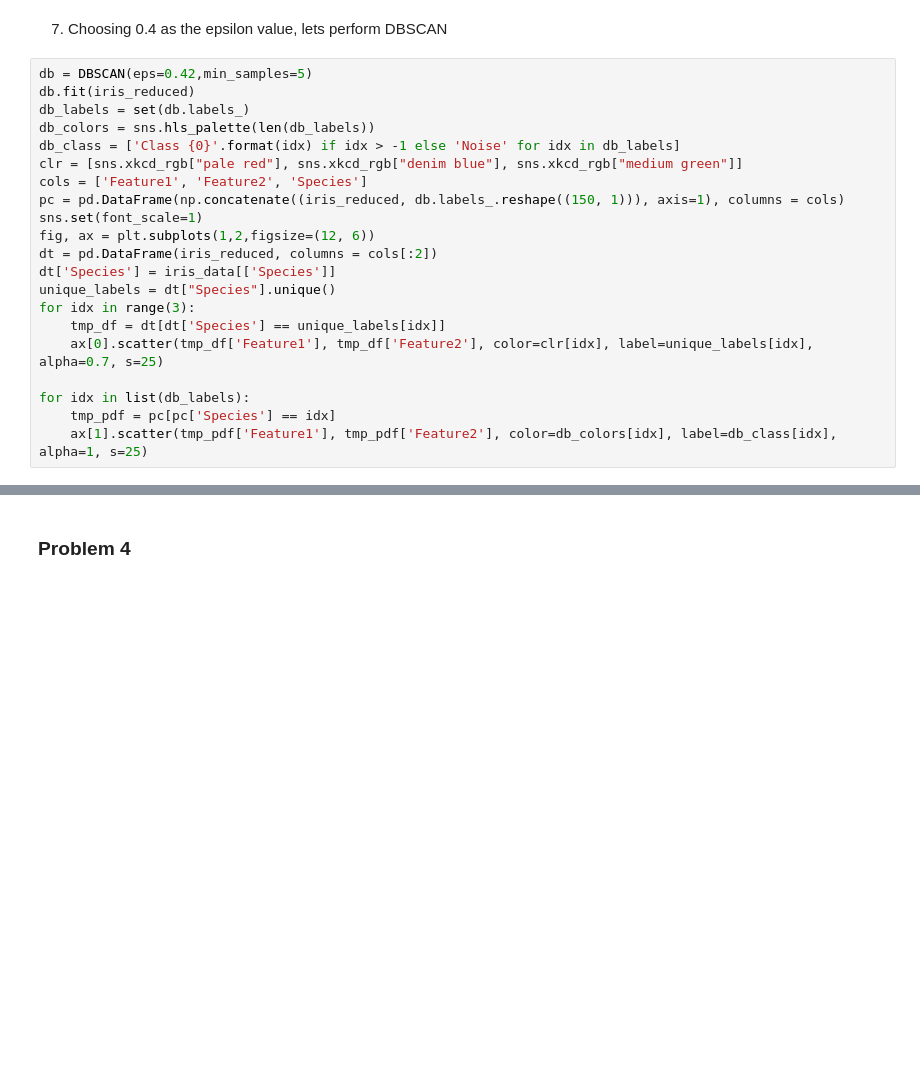
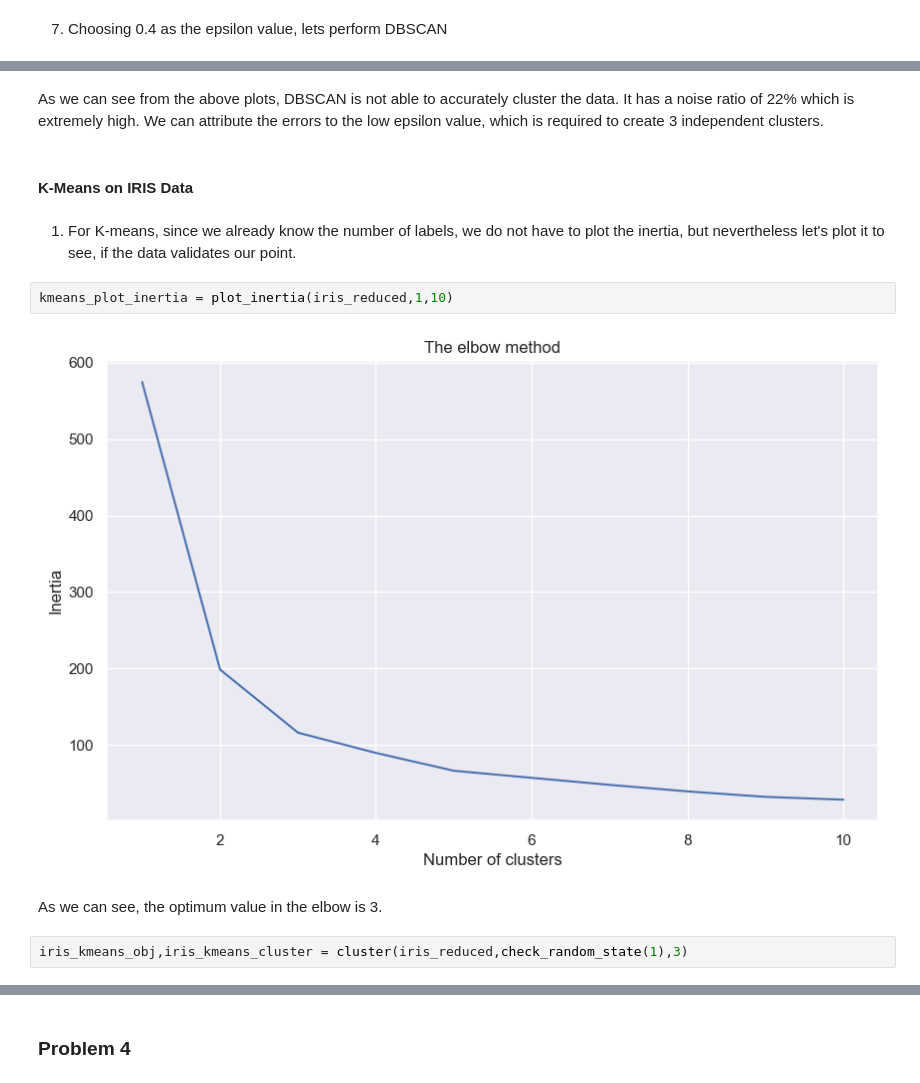
Before and after one commit to vishal-parameswaran/University-of-Chicago, a Jupyter notebook: Data Mining Principles/Assignment 2/Assignment_2_Srna.ipynb, the cells around one changed output, grey strips where cells are left out. Cells and saved outputs as stored; diff of their text form; blank space fills up the shorter version.

```diff
--- a/Data Mining Principles/Assignment 2/Assignment_2_Srna.ipynb
+++ b/Data Mining Principles/Assignment 2/Assignment_2_Srna.ipynb
@@ -785,24 +785,3 @@ plt.plot(distances)
 [figure]
 # %% [markdown]
 7. Choosing 0.4 as the epsilon value, lets perform DBSCAN
-# %%
-db = DBSCAN(eps=0.42,min_samples=5)
-db.fit(iris_reduced)
-db_labels = set(db.labels_)
-db_colors = sns.hls_palette(len(db_labels))
-db_class = ['Class {0}'.format(idx) if idx > -1 else 'Noise' for idx in db_labels]
-clr = [sns.xkcd_rgb["pale red"], sns.xkcd_rgb["denim blue"], sns.xkcd_rgb["medium green"]]
-cols = ['Feature1', 'Feature2', 'Species']
-pc = pd.DataFrame(np.concatenate((iris_reduced, db.labels_.reshape((150, 1))), axis=1), columns = cols)
-sns.set(font_scale=1)
-fig, ax = plt.subplots(1,2,figsize=(12, 6))
-dt = pd.DataFrame(iris_reduced, columns = cols[:2])
-dt['Species'] = iris_data[['Species']]
-unique_labels = dt["Species"].unique()
-for idx in range(3):
-    tmp_df = dt[dt['Species'] == unique_labels[idx]]
-    ax[0].scatter(tmp_df['Feature1'], tmp_df['Feature2'], color=clr[idx], label=unique_labels[idx], alpha=0.7, s=25)
-
-for idx in list(db_labels):
-    tmp_pdf = pc[pc['Species'] == idx]
-    ax[1].scatter(tmp_pdf['Feature1'], tmp_pdf['Feature2'], color=db_colors[idx], label=db_class[idx], alpha=1, s=25)
@@ -810,0 +838,15 @@ for idx in list(db_labels):
+# %% [markdown]
+As we can see from the above plots, DBSCAN is not able to accurately cluster the data. It has a noise ratio of 22% which is extremely high.
+We can attribute the errors to the low epsilon value, which is required to create 3 independent clusters.
+# %% [markdown]
+#### K-Means on IRIS Data
+# %% [markdown]
+1. For K-means, since we already know the number of labels, we do not have to plot the inertia, but nevertheless let's plot it to see, if the data validates our point.
+# %%
+kmeans_plot_inertia = plot_inertia(iris_reduced,1,10)
+# %% [output]
+[figure, added]
+# %% [markdown]
+As we can see, the optimum value in the elbow is 3.
+# %%
+iris_kmeans_obj,iris_kmeans_cluster = cluster(iris_reduced,check_random_state(1),3)
```
Also changed, not shown: parts of 7 cells of this notebook, 1 other file.
